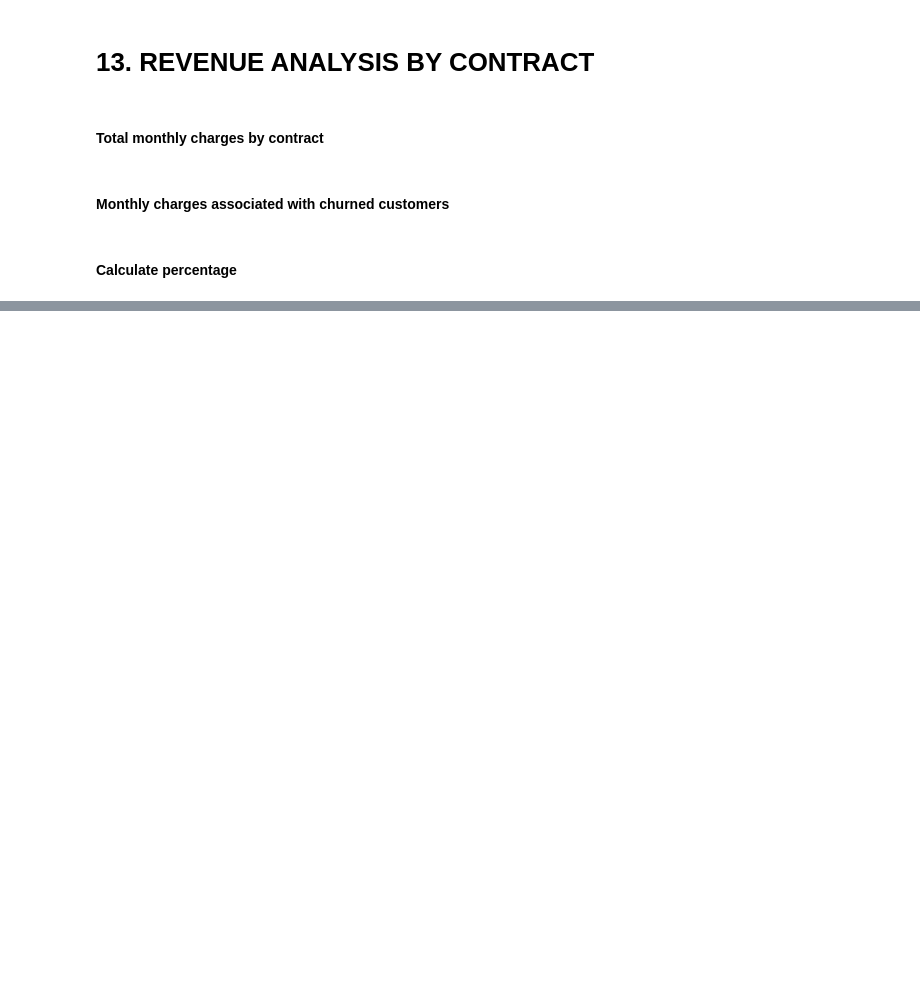
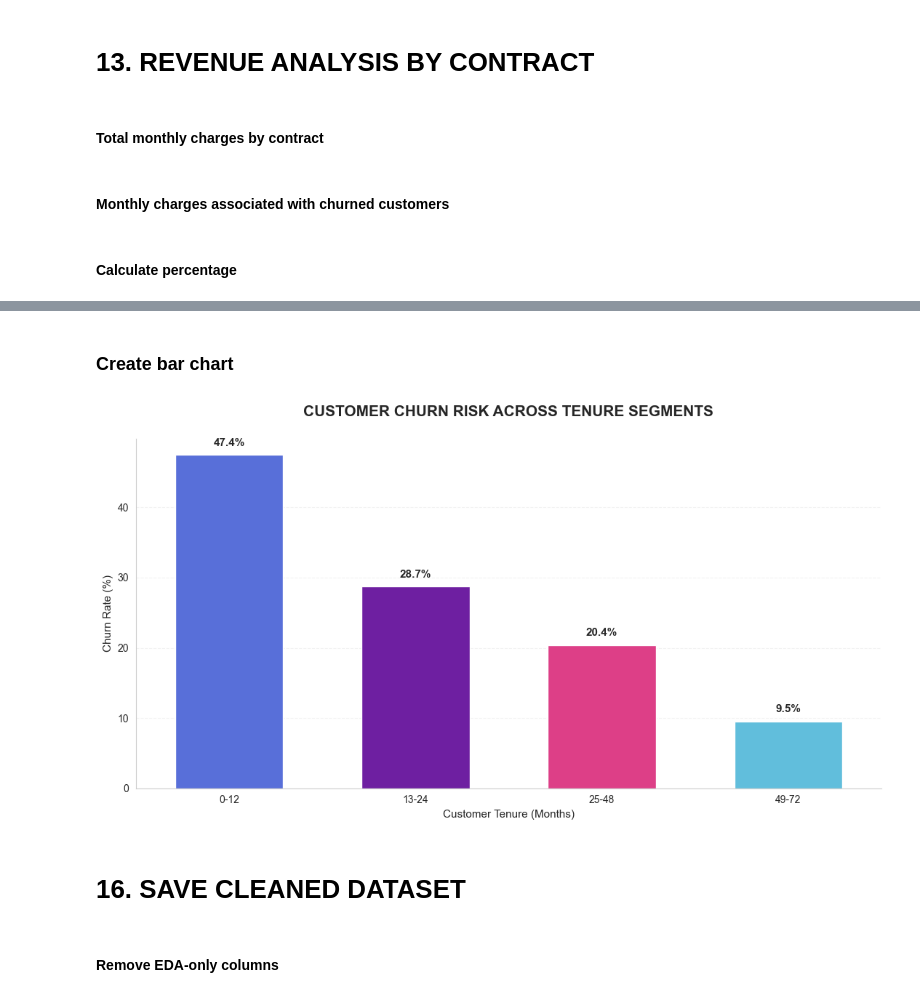
Before and after one commit to ABHINDEV01/ChurnShield-AI, a Jupyter notebook: note book/EDA.ipynb, the cells around one changed output, grey strips where cells are left out. Drawn from its saved outputs; the diff is of its cells as text; code cells hidden in the pictures; blank space fills up the shorter version.

Commit message:
COMPLETED EDA AND SAVE CLEANED DATASET

```diff
--- a/note book/EDA.ipynb
+++ b/note book/EDA.ipynb
@@ -513,0 +599,4 @@ contract_percentage = (churn_contract_revenue / total_contract_revenue) * 100
+# %%
+tenure_churn = (df.groupby("tenure_group", observed=False)["ChurnFlag"].mean() * 100)
+print("Churn Rate by Tenure Group:")
+print(tenure_churn.round(2))
@@ -513,0 +611,30 @@ contract_percentage = (churn_contract_revenue / total_contract_revenue) * 100
+# %% [markdown]
+### Create bar chart
+# %%
+plt.figure(figsize=(11, 6))
+colors = ["#4361EE", "#7209B7", "#F72585", "#4CC9F0"]
+
+ax = sns.barplot(x=tenure_churn.index.astype(str),y=tenure_churn.values,hue=tenure_churn.index.astype(str),palette=colors,legend=False,width=0.58)
+
+for container in ax.containers:
+    ax.bar_label(container,fmt="%.1f%%",padding=7,fontsize=11,fontweight="bold")
+
+ax.set_title(
+    "CUSTOMER CHURN RISK ACROSS TENURE SEGMENTS",fontsize=15,fontweight="bold",pad=22)
+
+ax.set_xlabel("Customer Tenure (Months)", fontsize=11)
+ax.set_ylabel("Churn Rate (%)", fontsize=11)
+
+ax.grid(axis="y", linestyle="--", alpha=0.25)
+
+sns.despine()
+plt.xticks(rotation=0)
+
+plt.tight_layout()
+plt.show()
+# %% [output]
+[figure, added]
+# %% [markdown]
+# 16. SAVE CLEANED DATASET
+# %% [markdown]
+#### Remove EDA-only columns
```
Also changed, not shown: parts of 31 cells of this notebook, 2 other files.
